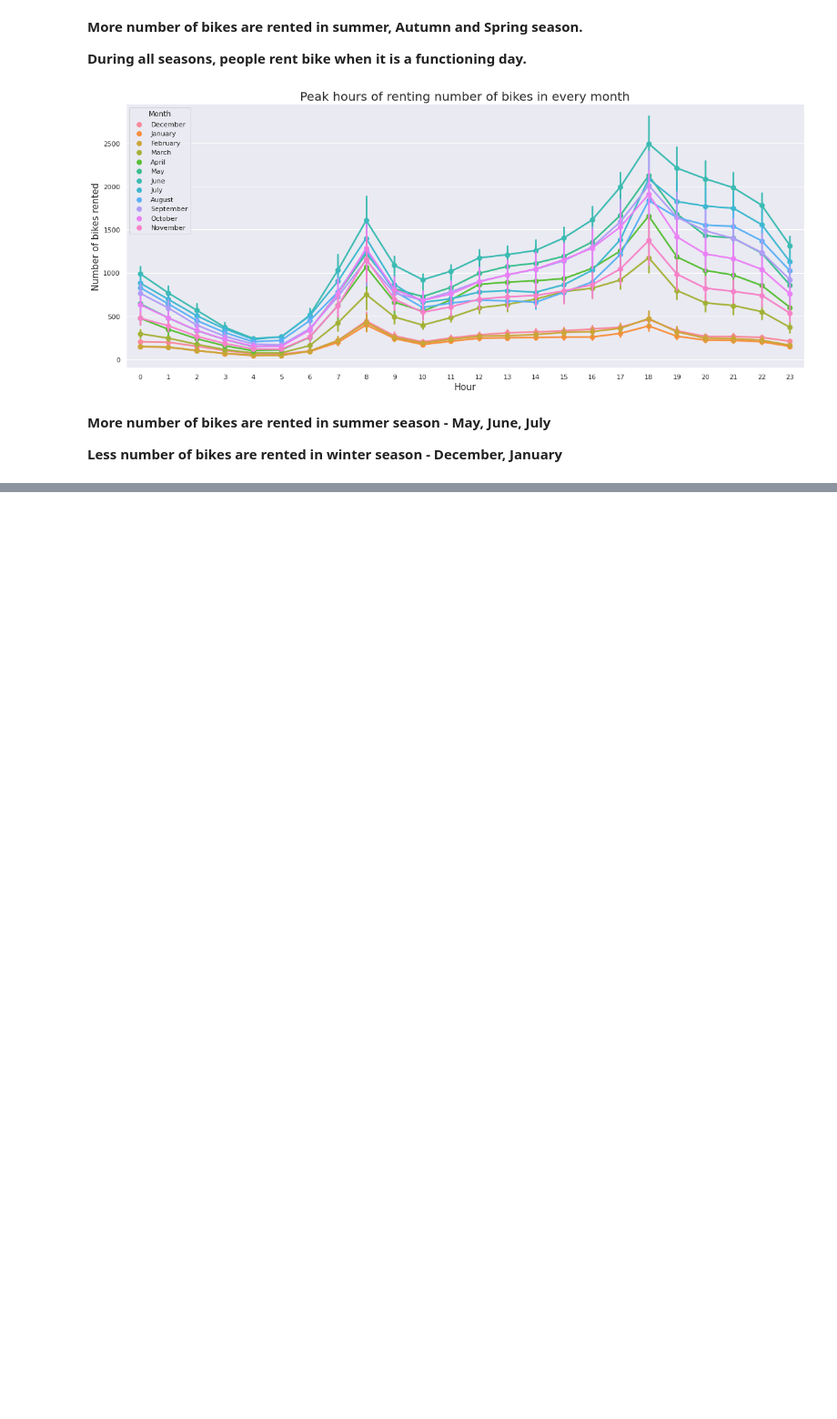
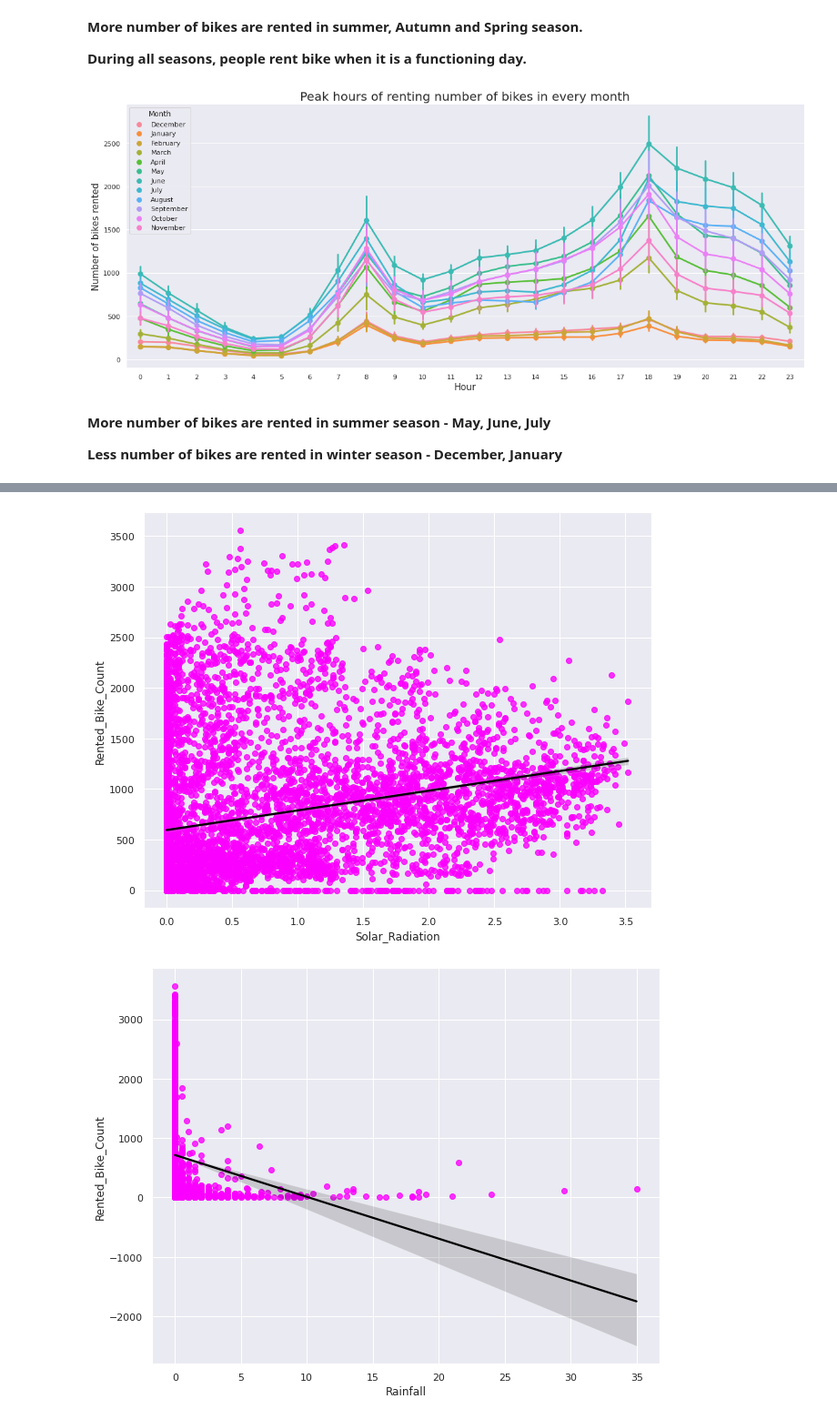
Before and after one commit to anasmalik081/Bike-Sharing-Demand-Prediction-Capstone-Project, a Jupyter notebook: Notebook_Bike_Sharing_Demand_Prediction_Capstone_Project.ipynb, the cells around one changed output, grey strips where cells are left out. Shown at 91% size. Saved outputs shown, nothing was run; the diff lists cells and outputs as text; code cells hidden in the pictures; blank space fills up the shorter version.

```diff
--- a/Notebook_Bike_Sharing_Demand_Prediction_Capstone_Project.ipynb
+++ b/Notebook_Bike_Sharing_Demand_Prediction_Capstone_Project.ipynb
@@ -570,0 +577,4 @@ plt.show()
+# %%
+# Separating all independent numerical column names
+numerical_independent_features = list(set(df.select_dtypes(include=['int64', 'float64']).keys()) - {'Rented_Bike_Count'})
+numerical_independent_features
@@ -570,0 +592,8 @@ plt.show()
+# %%
+# visualizing the linear relationship between numerical features by plotting regression plot
+for i, var in enumerate(numerical_independent_features):
+  fig,ax = plt.subplots(figsize=(10, 8))
+  sns.regplot(x=df[var], y=df['Rented_Bike_Count'], scatter_kws={'color': '#FB00FF'}, line_kws={'color': 'black'})
+# %% [output]
+[figure, added]
+[figure, added]
```
Also changed, not shown: parts of 8 cells of this notebook.
